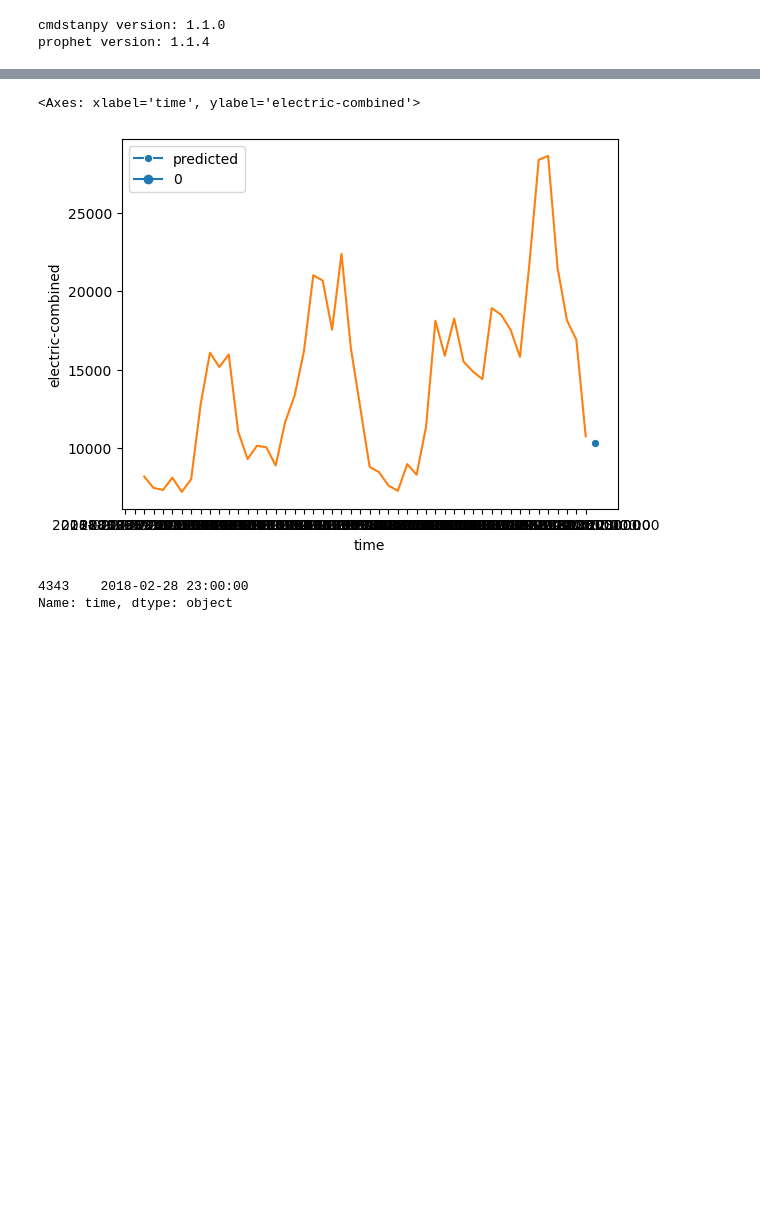
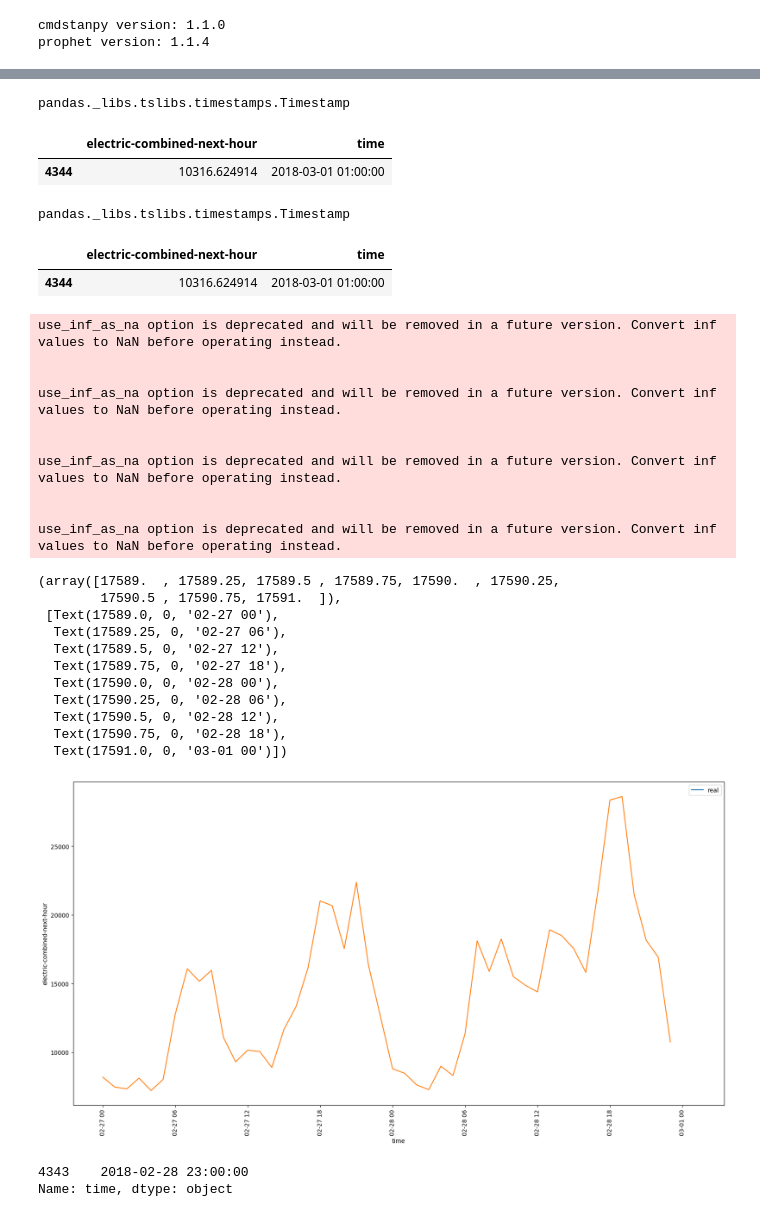
Before and after one commit to baz263/Ideal_dataset, a Jupyter notebook: coding/EDA/houry_forecast_01.ipynb, the cells around one changed output, grey strips where cells are left out. Saved outputs shown, nothing was run; the diff lists cells and outputs as text; code cells hidden in the pictures; blank space fills up the shorter version.

```diff
--- a/coding/EDA/houry_forecast_01.ipynb
+++ b/coding/EDA/houry_forecast_01.ipynb
@@ -586,0 +595,6 @@ predictiondf= pd.DataFrame(model_scrap.predict(df_topredict) ,index = df_topredi
+# %%
+df.time = pd.to_datetime(df.time)
+# %%
+last_datetime = df['time'].tail(1).iloc[0]
+last_datetime = pd.to_datetime(last_datetime)
+last_datetime
@@ -586,0 +605,3 @@ predictiondf= pd.DataFrame(model_scrap.predict(df_topredict) ,index = df_topredi
+# %%
+new_datetime = last_datetime + timedelta(hours=1)
+new_datetime
@@ -586,0 +610,15 @@ predictiondf= pd.DataFrame(model_scrap.predict(df_topredict) ,index = df_topredi
+# %%
+type(new_datetime)
+# %% [output]
+pandas._libs.tslibs.timestamps.Timestamp
+# %%
+predictiondf['time'] = new_datetime
+# %%
+predictiondf
+# %% [output]
+|  | electric-combined-next-hour | time |
+| 4344 | 10316.624914 | 2018-03-01 01:00:00 |
+# %%
+type(df.loc[0].time)
+# %% [output]
+pandas._libs.tslibs.timestamps.Timestamp
@@ -587,9 +666,36 @@ predictiondf= pd.DataFrame(model_scrap.predict(df_topredict) ,index = df_topredi
+# %%
+predictiondf
+# %% [output]
+|  | electric-combined-next-hour | time |
+| 4344 | 10316.624914 | 2018-03-01 01:00:00 |
 # %%
-sns.lineplot(data= predictiondf, label='predicted', markers=True, dashes=False)
-sns.lineplot(data= df.tail(48), x = df.time, y = 'electric-combined')
+fig, ax = plt.subplots(figsize=(20,10))
+sns.lineplot(data= predictiondf, x= 'time', y= 'electric-combined-next-hour', label='real', markers=True, dashes=False, ax=ax)
+sns.lineplot(data= df.tail(48), x = 'time', y = 'electric-combined', ax=ax)
+plt.xticks(rotation=90)
 # %% [output]
-<Axes: xlabel='time', ylabel='electric-combined'>
+use_inf_as_na option is deprecated and will be removed in a future version. Convert inf values to NaN before operating instead.
+
+
+use_inf_as_na option is deprecated and will be removed in a future version. Convert inf values to NaN before operating instead.
+
+
+use_inf_as_na option is deprecated and will be removed in a future version. Convert inf values to NaN before operating instead.
+
+
+use_inf_as_na option is deprecated and will be removed in a future version. Convert inf values to NaN before operating instead.
+(array([17589.  , 17589.25, 17589.5 , 17589.75, 17590.  , 17590.25,
+        17590.5 , 17590.75, 17591.  ]),
+ [Text(17589.0, 0, '02-27 00'),
+  Text(17589.25, 0, '02-27 06'),
+  Text(17589.5, 0, '02-27 12'),
+  Text(17589.75, 0, '02-27 18'),
+  Text(17590.0, 0, '02-28 00'),
+  Text(17590.25, 0, '02-28 06'),
+  Text(17590.5, 0, '02-28 12'),
+  Text(17590.75, 0, '02-28 18'),
+  Text(17591.0, 0, '03-01 00')])
-[figure, old version]
+[figure, new version]
 # %%
 df.tail(1).time
 # %% [output]
```
Also changed, not shown: parts of 9 cells of this notebook, 8 other files.
